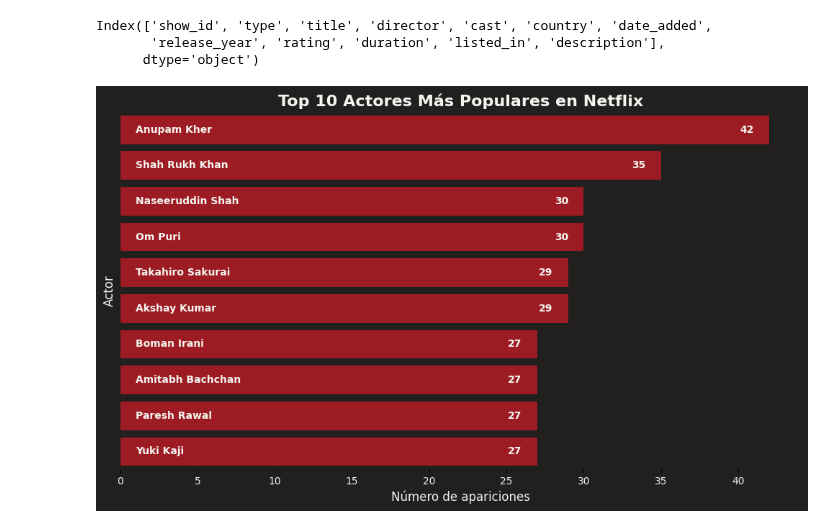
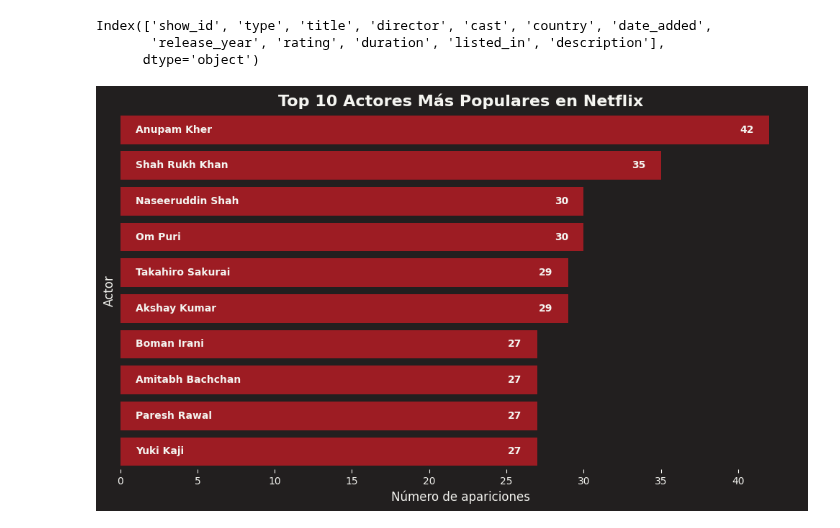
Before and after one commit to phobbins/AnalisisDatos, a Jupyter notebook: Practico 2/practico2_pipe.ipynb, the cells around one changed output. Cells and saved outputs as stored; diff of their text form; code cells hidden in the pictures.

```diff
--- a/Practico 2/practico2_pipe.ipynb
+++ b/Practico 2/practico2_pipe.ipynb
@@ -28,35 +28,36 @@ most_common_actors = actor_counter.most_common(10)  # Obtener los 10 actores má
 actors_df = pd.DataFrame(most_common_actors, columns=['Actor', 'Count'])
 
 blanco = '#f5f5f1'
 rojoOscuro = '#b20710'
 gris = '#221f1f'
 
 # Configurar el gráfico de barras
 plt.figure(figsize=(10,6))
 plt.gcf().set_facecolor(gris)  # Fondo de la figura completo
 bars = sns.barplot(x='Count', y='Actor', data=actors_df, color=rojoOscuro)
 
 # Personalizar el gráfico
 plt.title('Top 10 Actores Más Populares en Netflix', fontsize=16, weight='bold', color=blanco)
 plt.xlabel('Número de apariciones', fontsize=12, color=blanco)
 plt.ylabel('Actor', fontsize=12, color=blanco)
 plt.xticks(color=blanco)
-plt.yticks([])
-plt.grid(False)
-plt.gca().set_facecolor(gris)
+plt.yticks([])  # Ocultar los nombres de los actores
+plt.grid(False) # Ocultar la grilla
+plt.gca().set_facecolor(gris) # Fondo de la gráfica
 # quitar la caja de la gráfica
 plt.box(False)
-
+# quitar las rayitas arriba de los numeros de los ejes
+plt.tick_params(axis='x', colors=blanco)
 # Añadir el texto dentro de cada barra
 for index, value in enumerate(actors_df['Count']):
     bars.text(value - 1, index, f'{value}', color=blanco, va='center', ha='right', fontsize=10, weight='bold')
     # el nombre del actor alineado a la izquierda dentro de la barra (lo estas haciendo mal)
     bars.text(1, index, actors_df['Actor'][index], color=blanco, va='center', ha='left', fontsize=10, weight='bold')
 
 
 
 # Mostrar el gráfico
 plt.tight_layout()
 plt.show()
 # %% [output]
-[figure, old version]
+[figure, new version]
```
Also changed, not shown: parts of 3 cells of this notebook.
